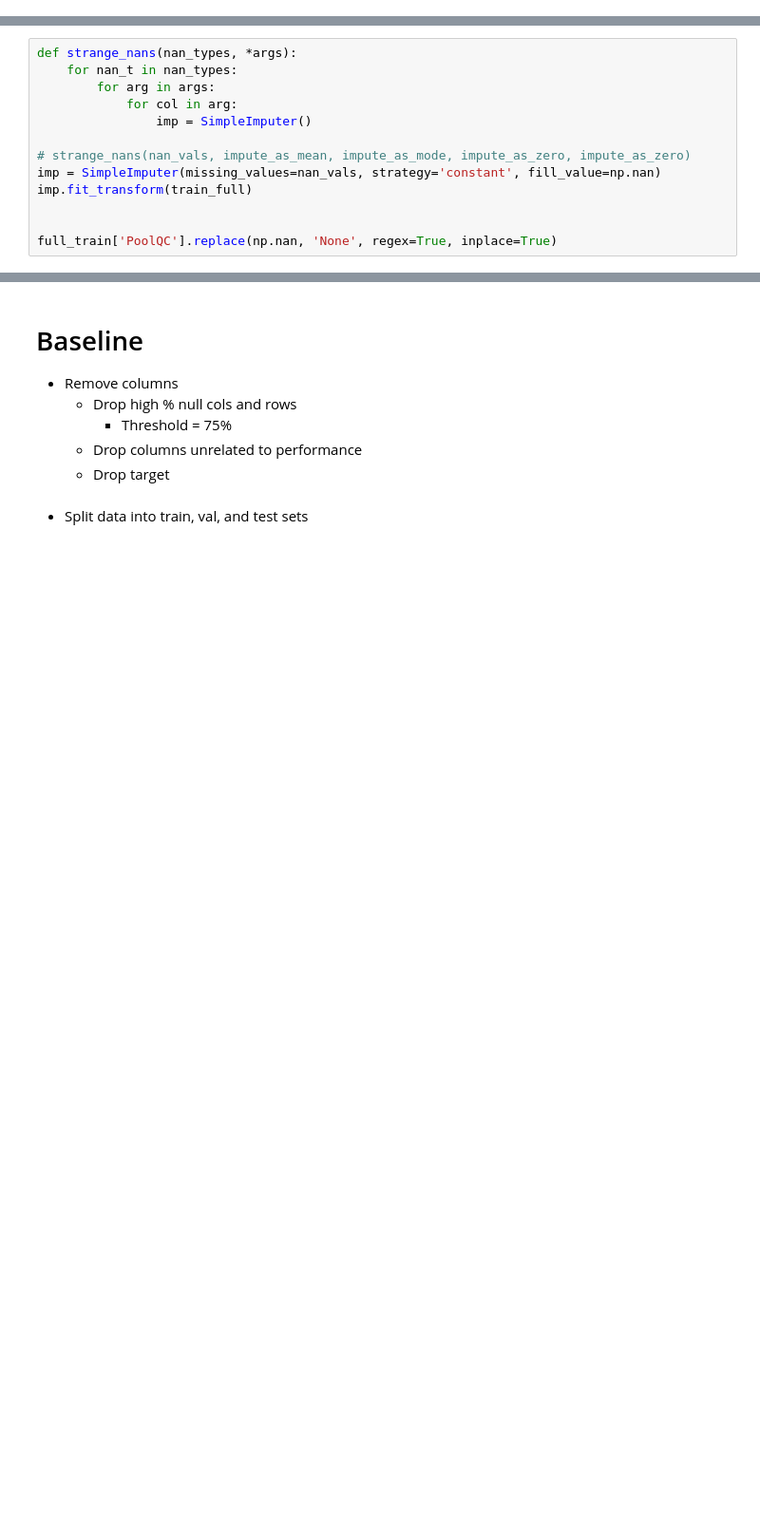
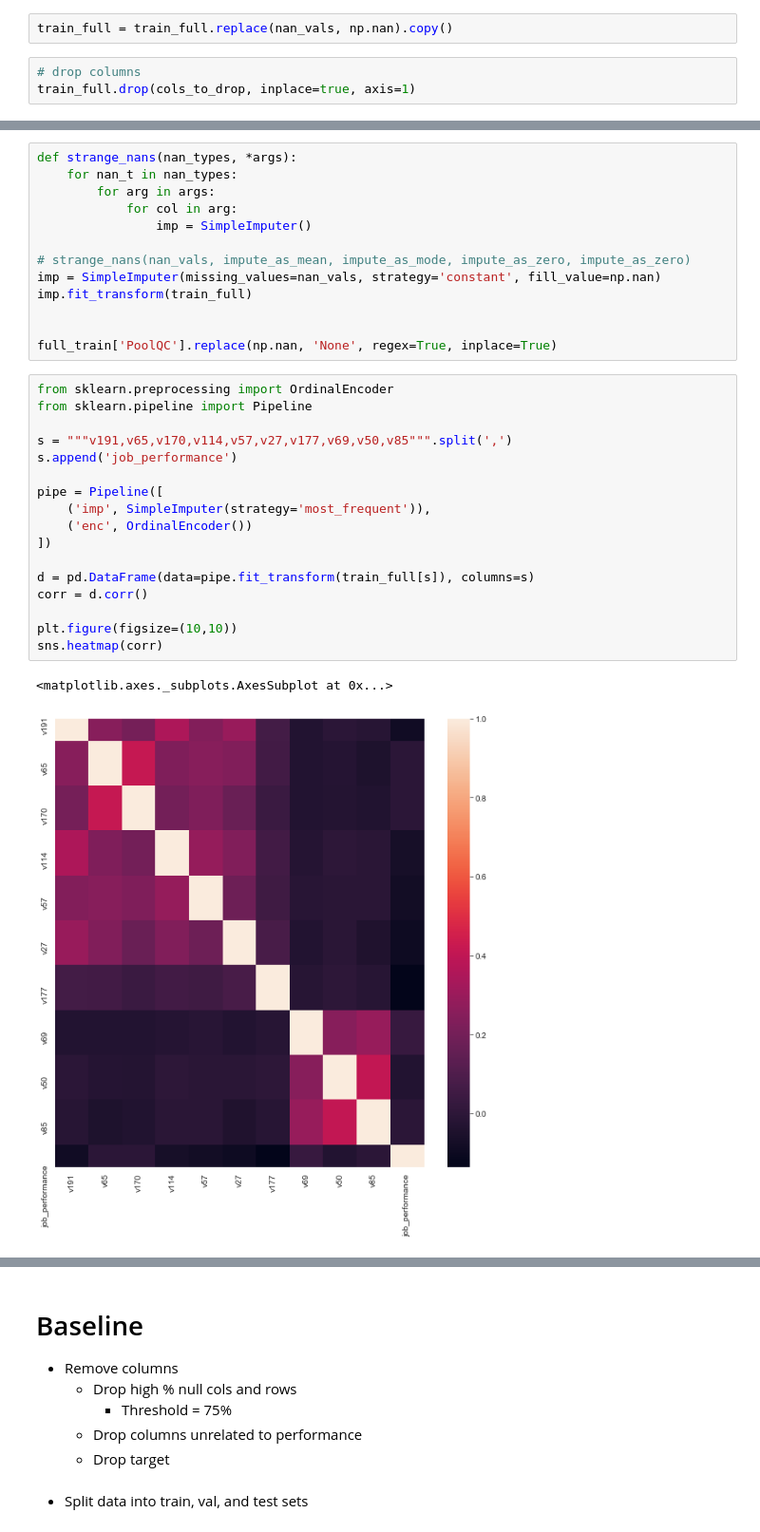
Before and after one commit to barmfield/job_performance, a Jupyter notebook: Copy_of_wsa2113_hw4.ipynb, the cells around one changed output, grey strips where cells are left out. Shown at 95% size. Cells and saved outputs as stored; diff of their text form; blank space fills up the shorter version.

```diff
--- a/Copy_of_wsa2113_hw4.ipynb
+++ b/Copy_of_wsa2113_hw4.ipynb
@@ -164,0 +175,5 @@ all_nan = np.hstack((impute_as_mean, impute_as_mode, impute_as_mode, impute_as_z
+# %%
+train_full = train_full.replace(nan_vals, np.nan).copy()
+# %%
+# drop columns
+train_full.drop(cols_to_drop, inplace=true, axis=1)
@@ -182,3 +259,23 @@ imp.fit_transform(train_full)
 
 
 full_train['PoolQC'].replace(np.nan, 'None', regex=True, inplace=True)
+# %%
+from sklearn.preprocessing import OrdinalEncoder
+from sklearn.pipeline import Pipeline
+
+s = """v191,v65,v170,v114,v57,v27,v177,v69,v50,v85""".split(',')
+s.append('job_performance')
+
+pipe = Pipeline([
+    ('imp', SimpleImputer(strategy='most_frequent')),
+    ('enc', OrdinalEncoder())
+])
+
+d = pd.DataFrame(data=pipe.fit_transform(train_full[s]), columns=s)
+corr = d.corr()
+
+plt.figure(figsize=(10,10))
+sns.heatmap(corr)
+# %% [output]
+<matplotlib.axes._subplots.AxesSubplot at 0x...>
+[figure, added]
```
Also changed, not shown: parts of 10 cells of this notebook, 1 other file.
